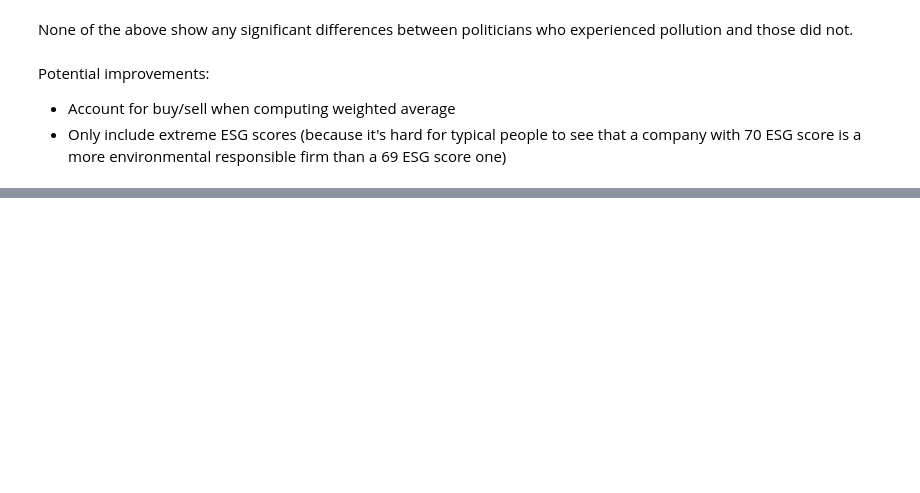
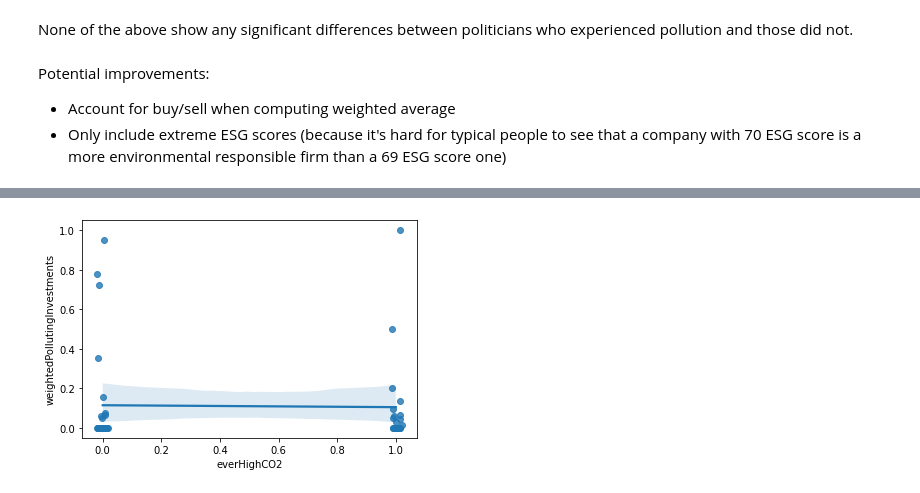
Before and after one commit to oooyiyangc/politician-voting-yc, a Jupyter notebook: src/merge-bs-esg-pollution.ipynb, the cells around one changed output, grey strips where cells are left out. Cells and saved outputs as stored; diff of their text form; code cells hidden in the pictures; blank space fills up the shorter version.

```diff
--- a/src/merge-bs-esg-pollution.ipynb
+++ b/src/merge-bs-esg-pollution.ipynb
@@ -124,0 +209,4 @@ Potential improvements:
+# %%
+sns.regplot(data=weighted_siccd, x="everHighCO2", y="weightedPollutingInvestments", x_jitter=0.02);
+# %% [output]
+[figure, added]
```
Also changed, not shown: parts of 29 cells of this notebook, 6 other files.
